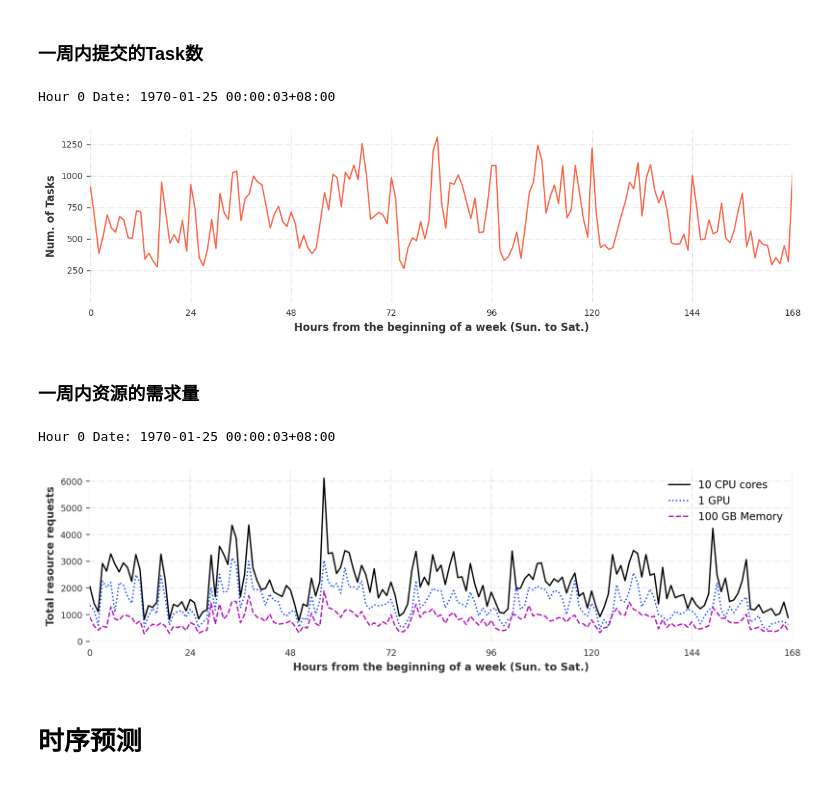
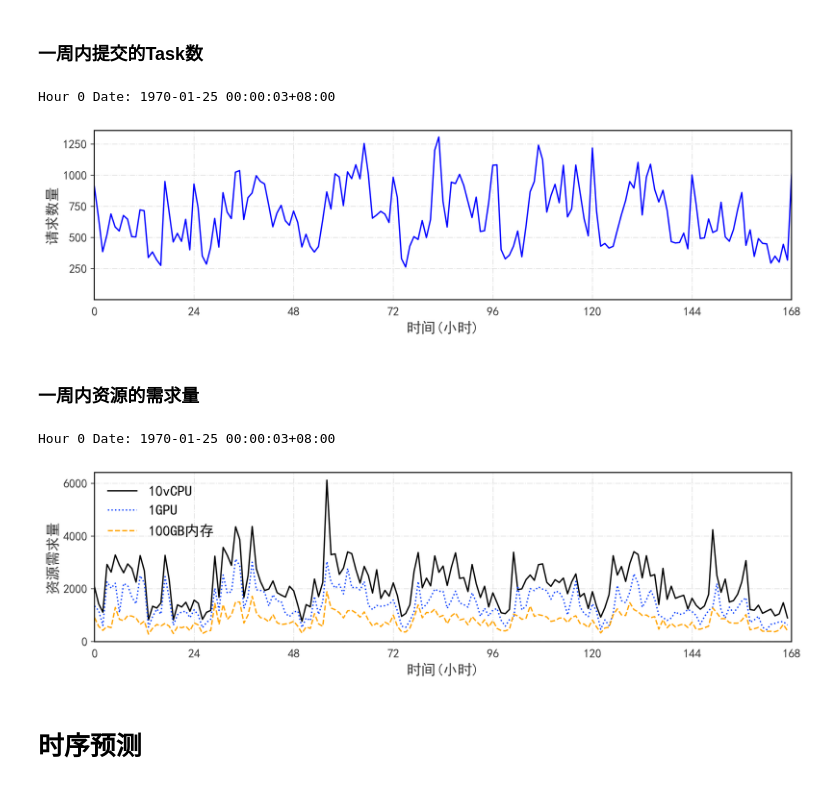
Before and after one commit to lizonglingo/clusterdate-trace-alibaba, a Jupyter notebook: gpu_claster/darts/time_forecasting.ipynb, the cells around one changed output. Cells and saved outputs as stored; diff of their text form; code cells hidden in the pictures.

```diff
--- a/gpu_claster/darts/time_forecasting.ipynb
+++ b/gpu_claster/darts/time_forecasting.ipynb
@@ -100,24 +100,31 @@ dfas = dfa.drop(columns=['plan_cpu','plan_mem','plan_gpu']).merge(dfas, on=['job
 ### 一周内提交的Task数
 # %%
 offset = -600
+plt.rcParams['font.sans-serif'] = ['SimHei']  # 汉字字体,优先使用楷体，如果找不到楷体，则使用黑体
+matplotlib.rcParams.update({"font.size": 14})
 dfa['hourofyear'] = dfa.start_date.apply(lambda c: c.dayofyear * 24 + c.hour)
 dftcc = dfa.groupby('hourofyear').count()[['job_name']].reset_index()
 dftcc['hour'] = dftcc.hourofyear + offset
 print('Hour 0 Date: {}'.format(dfa[dfa.hourofyear==-offset].start_date.min()))
 
-plt.figure(figsize=(12,3), dpi=120)
+plt.figure(figsize=(12,3), dpi=300)
+ax = plt.axes()
+ax.spines['top'].set_visible(True)
+ax.spines['right'].set_visible(True)
+ax.spines['bottom'].set_visible(True)
+ax.spines['left'].set_visible(True)
 num_days = 7
-plt.plot(dftcc[(dftcc.hour>=0)&(dftcc.hour<24*num_days+1)].set_index('hour')[['job_name']], color='tomato')
-plt.xlabel('Hours from the beginning of a week (Sun. to Sat.)')
-plt.ylabel('Num. of Tasks')
+plt.plot(dftcc[(dftcc.hour>=0)&(dftcc.hour<24*num_days+1)].set_index('hour')[['job_name']], color='blue')
+plt.xlabel('时间(小时)')
+plt.ylabel('请求数量')
 plt.grid(alpha=0.8, linestyle='-.')
 plt.xlim(0, 24*num_days)
 plt.ylim(0, )
 plt.yticks([250,500,750,1000,1250])
 _ = plt.xticks([24 * x for x in range(num_days+1)])
 # %% [output]
 Hour 0 Date: 1970-01-25 00:00:03+08:00
-[figure, old version]
+[figure, new version]
 # %% [markdown]
 ### 一周内资源的需求量
 # %%
@@ -126,20 +133,27 @@ dfitcr = dfw.groupby('hourofyear').sum()[['plan_cpu','plan_gpu','plan_mem']].res
 dfitcr['hour'] = dfitcr.hourofyear + offset
 print('Hour 0 Date: {}'.format(dfa[dfa.hourofyear==-offset].start_date.min()))
 
-plt.figure(figsize=(12,3), dpi=200)
+plt.figure(figsize=(12,3), dpi=300)
+ax = plt.axes()
+ax.spines['top'].set_visible(True)
+ax.spines['right'].set_visible(True)
+ax.spines['bottom'].set_visible(True)
+ax.spines['left'].set_visible(True)
 num_days = 7
-plt.plot(dfitcr[(dfitcr.hour>=0)&(dfitcr.hour<24*num_days)].set_index('hour')['plan_cpu']/1000, label='10 CPU cores', linestyle='solid')
-plt.plot(dfitcr[(dfitcr.hour>=0)&(dfitcr.hour<24*num_days)].set_index('hour')['plan_gpu']/100, label='1 GPU', linestyle='dotted')
-plt.plot(dfitcr[(dfitcr.hour>=0)&(dfitcr.hour<24*num_days)].set_index('hour')['plan_mem']/100, label='100 GB Memory', linestyle='dashed')
-plt.xlabel('Hours from the beginning of a week (Sun. to Sat.)')
-plt.ylabel('Total resource requests')
+
+plt.plot(dfitcr[(dfitcr.hour>=0)&(dfitcr.hour<24*num_days)].set_index('hour')['plan_cpu']/1000, label='10vCPU', linestyle='solid')
+plt.plot(dfitcr[(dfitcr.hour>=0)&(dfitcr.hour<24*num_days)].set_index('hour')['plan_gpu']/100, label='1GPU', linestyle='dotted')
+plt.plot(dfitcr[(dfitcr.hour>=0)&(dfitcr.hour<24*num_days)].set_index('hour')['plan_mem']/100, label='100GB内存', color='orange', linestyle='dashed')
+plt.legend(loc='upper left')
+plt.xlabel('时间(小时)')
+plt.ylabel('资源需求量')
 plt.grid(alpha=0.8, linestyle='-.')
 plt.legend(ncol=1, loc='best')
 plt.xlim(0, 24*num_days)
 _ = plt.xticks([24 * x for x in range(num_days+1)])
 # %% [output]
 Hour 0 Date: 1970-01-25 00:00:03+08:00
-[figure, old version]
+[figure, new version]
 # %% [markdown]
 # 时序预测
 # %% [markdown]
```
Also changed, not shown: parts of 12 cells of this notebook.
